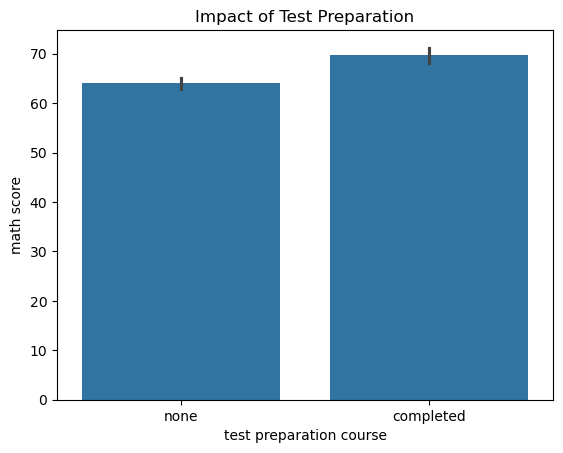
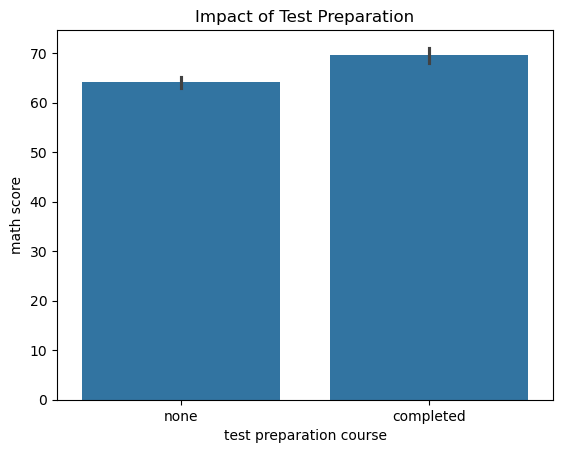
Unified diff of the notebook cell whose output changed from the first chart to the second:
--- before
+++ after
@@ -1,3 +1,4 @@
 sns.barplot(x="test preparation course", y="math score", data=df)
 plt.title("Impact of Test Preparation")
+plt.savefig("../images/test_prep.png")
 plt.show()

Commit: Updated images and analysis